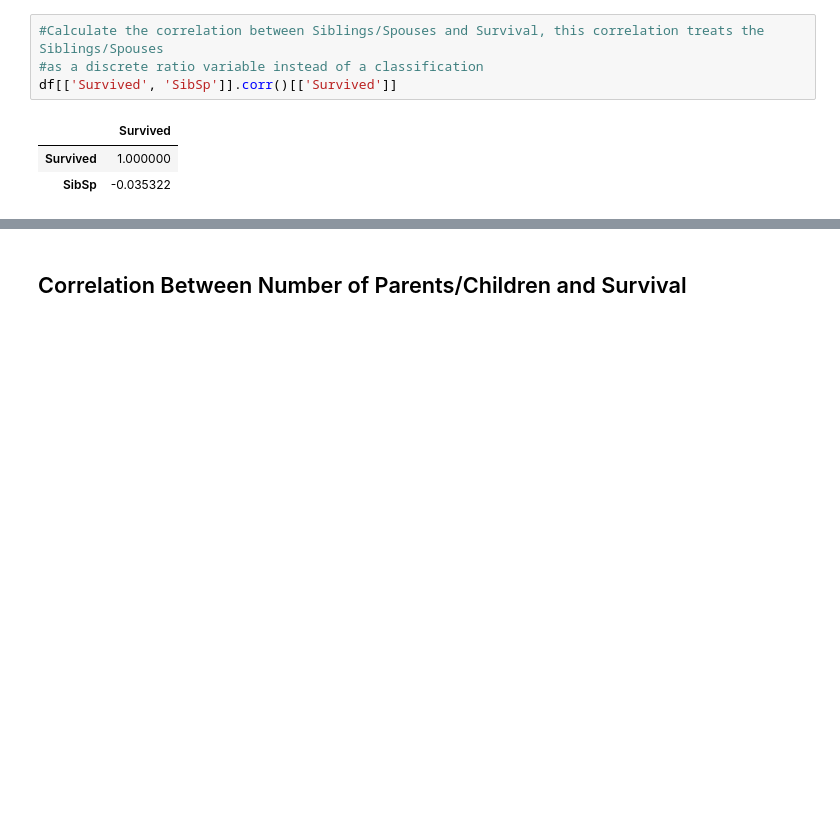
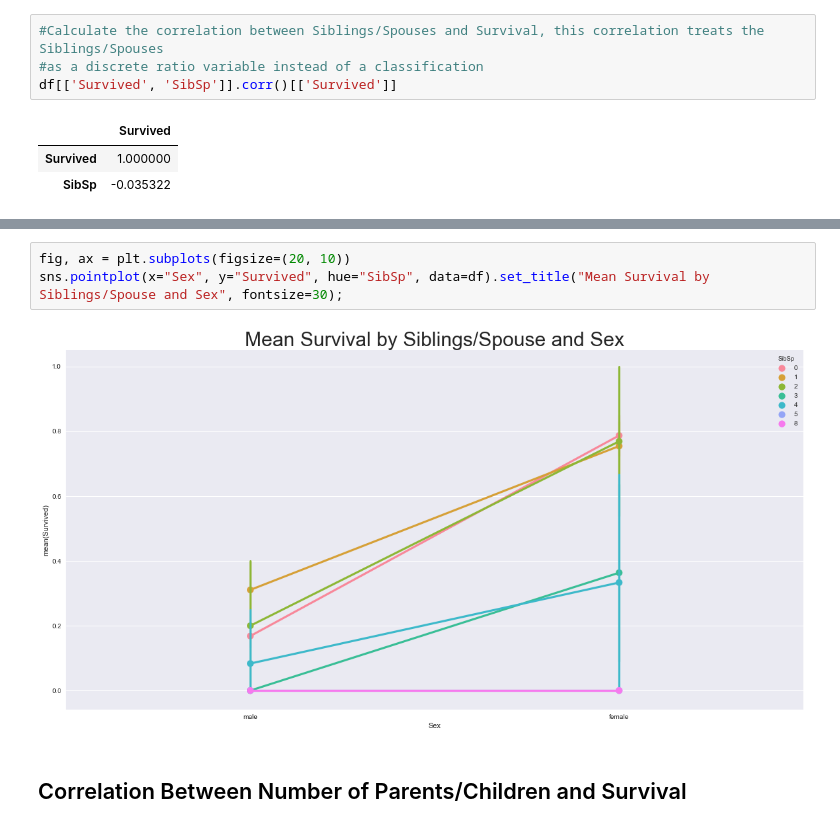
Before and after one commit to yaskyj/investigate-data-set, a Jupyter notebook: InvestigateTitanicData.ipynb, the cells around one changed output, grey strips where cells are left out. Drawn from its saved outputs; the diff is of its cells as text; blank space fills up the shorter version.

```diff
--- a/InvestigateTitanicData.ipynb
+++ b/InvestigateTitanicData.ipynb
@@ -243,2 +251,7 @@ sns.pointplot(x="SibSp", y="Survived", data=df);
+# %%
+fig, ax = plt.subplots(figsize=(20, 10))
+sns.pointplot(x="Sex", y="Survived", hue="SibSp", data=df).set_title("Mean Survival by Siblings/Spouse and Sex", fontsize=30);
+# %% [output]
+[figure, added]
 # %% [markdown]
 ## Correlation Between Number of Parents/Children and Survival
```
Also changed, not shown: parts of 25 cells of this notebook, 1 other file.
